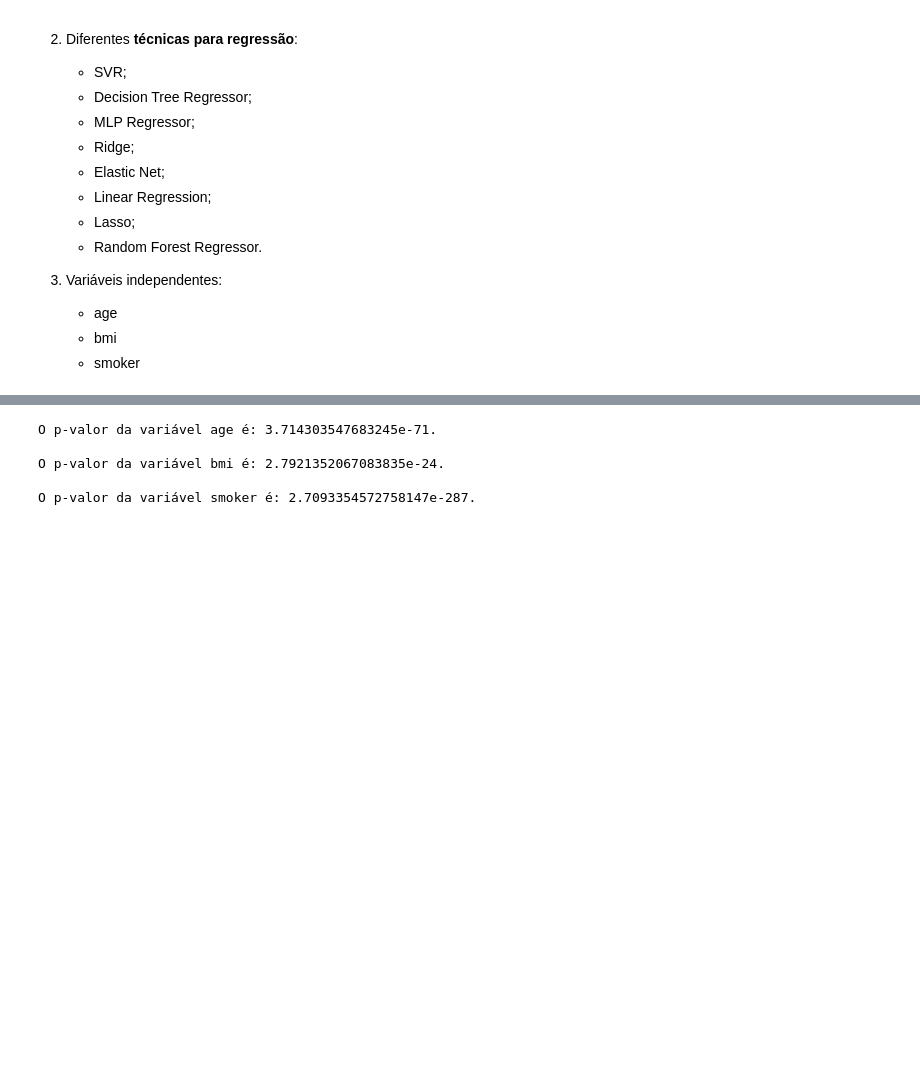
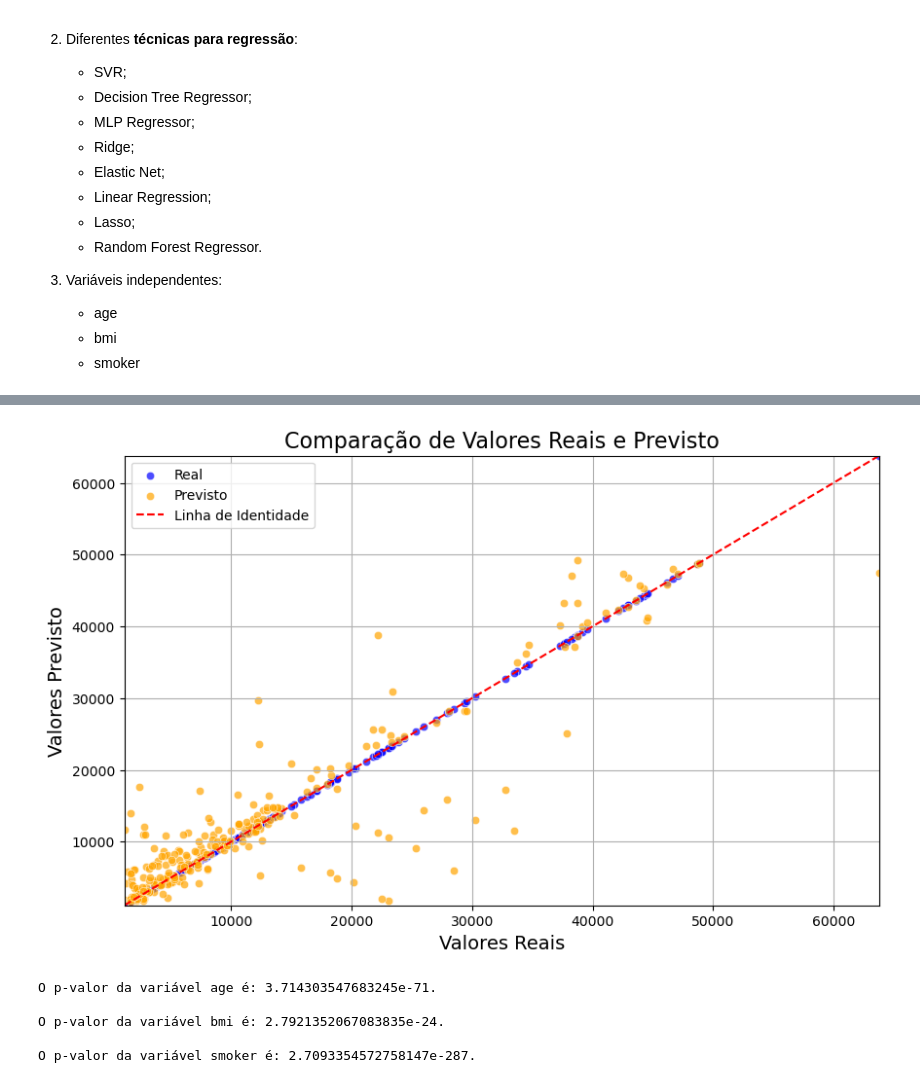
Before and after one commit to leonardoramires/fiap-ia4devs, a Jupyter notebook: tech-challenge/fase1/03_prediction.ipynb, the cells around one changed output, grey strips where cells are left out. Saved outputs shown, nothing was run; the diff lists cells and outputs as text; code cells hidden in the pictures; blank space fills up the shorter version.

```diff
--- a/tech-challenge/fase1/03_prediction.ipynb
+++ b/tech-challenge/fase1/03_prediction.ipynb
@@ -641,0 +577,9 @@ for r in df_results:
+# %%
+real = df_results[2].loc[df_results[2]['Modelo'] == 'Random Forest Regressor']["Real"].values[0]
+previsto = df_results[2].loc[df_results[2]['Modelo'] == 'Random Forest Regressor']["Previsto"].values[0]
+
+df_real_prev = pd.DataFrame({
+    'Real': real,
+    'Previsto': previsto
+})
+df_real_prev.head()
@@ -642,3 +593,29 @@ for r in df_results:
+# %%
+# Criar o gráfico de dispersão
+plt.figure(figsize=(10, 6))
+
+# Plotar os valores reais
+sns.scatterplot(data=df_real_prev, x='Real', y='Real', color='blue', label='Real', alpha=0.7)
+
+# Plotar os valores previstos
+sns.scatterplot(data=df_real_prev, x='Real', y='Previsto', color='orange', label='Previsto', alpha=0.7)
+
+# Adicionando a linha de identidade
+plt.plot([df_real_prev['Real'].min(), df_real_prev['Real'].max()],
+         [df_real_prev['Real'].min(), df_real_prev['Real'].max()],
+         color='red', linestyle='--', label='Linha de Identidade')
+
+# Personalizando o gráfico
+plt.title('Comparação de Valores Reais e Previsto', fontsize=16)
+plt.xlabel('Valores Reais', fontsize=14)
+plt.ylabel('Valores Previsto', fontsize=14)
+plt.xlim(df_real_prev['Real'].min(), df_real_prev['Real'].max())
+plt.ylim(df_real_prev['Real'].min(), df_real_prev['Real'].max())
+plt.legend()
+plt.grid()
+plt.show()
+# %% [output]
+[figure, added]
 # %%
 p_values = (
     df_results[2] # Dataset com os resultados da abordagem sem Scaler
```
Also changed, not shown: parts of 14 cells of this notebook.
